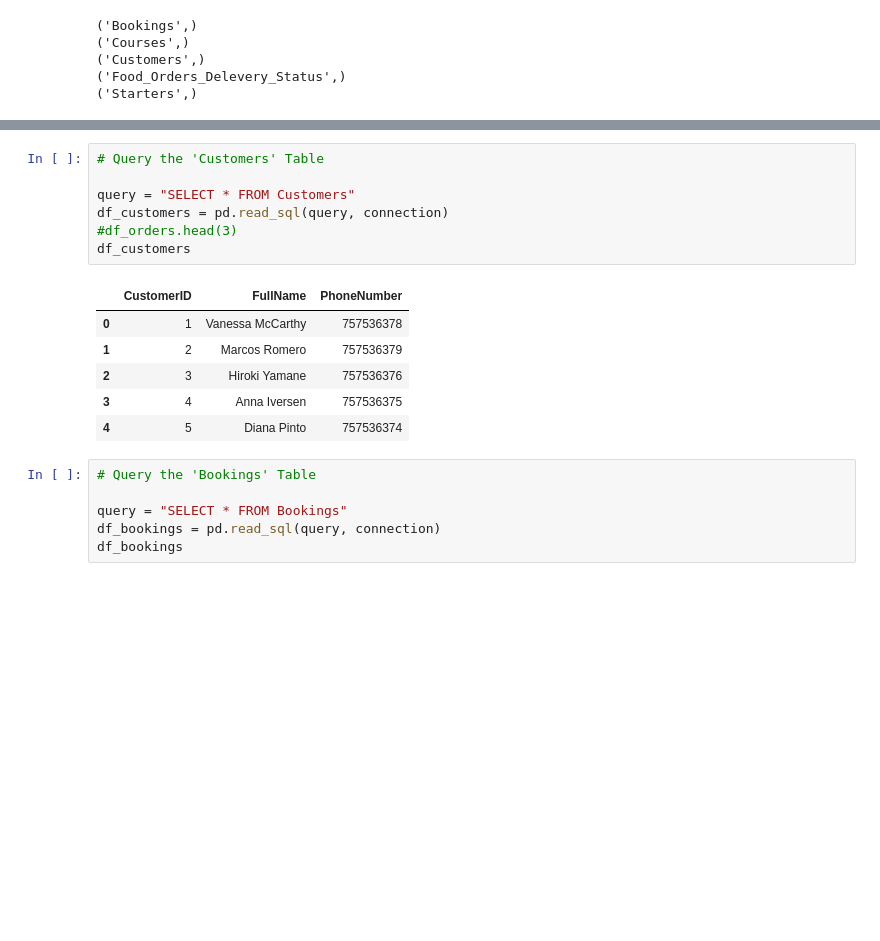
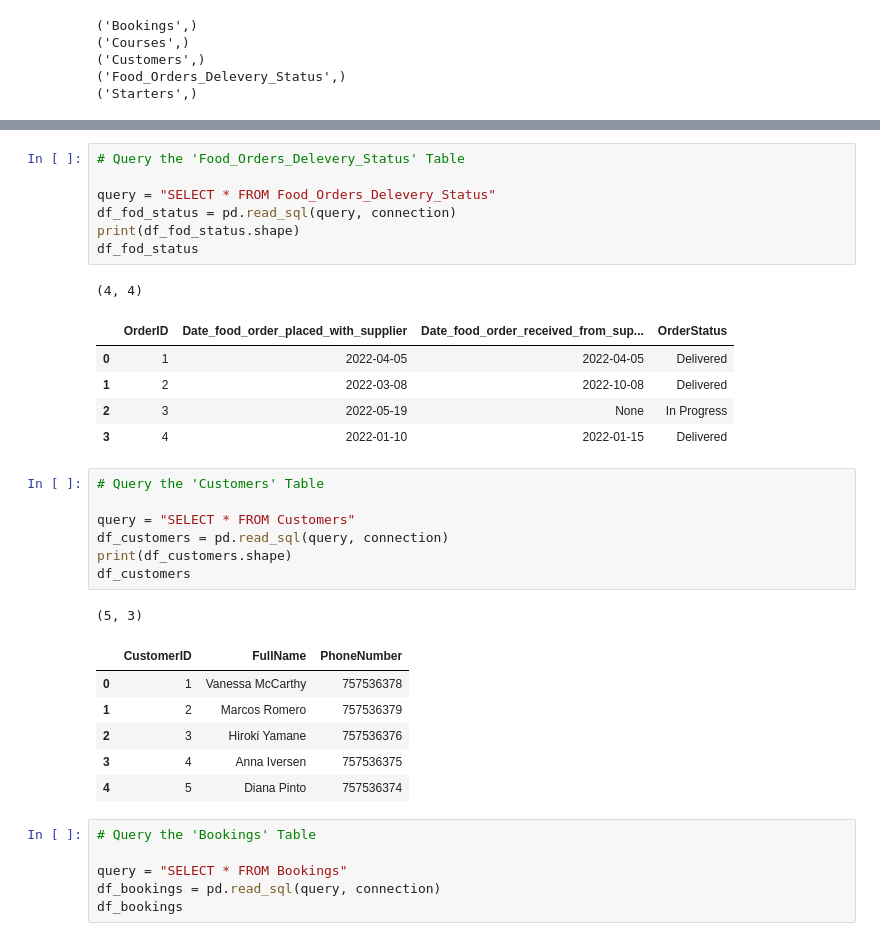
Before and after one commit to tawounfouet/meta-database-engineer, a Jupyter notebook: Course 3 - Database Structures and Management with MySQL/week_1-filtering-grouping-joining_tables/02_joining_tables.ipynb, the cells around one changed output, grey strips where cells are left out. Drawn from its saved outputs; the diff is of its cells as text; blank space fills up the shorter version.

```diff
--- a/Course 3 - Database Structures and Management with MySQL/week_1-filtering-grouping-joining_tables/02_joining_tables.ipynb
+++ b/Course 3 - Database Structures and Management with MySQL/week_1-filtering-grouping-joining_tables/02_joining_tables.ipynb
@@ -45,11 +75,26 @@ for tb in table_names:
+# %%
+# Query the 'Food_Orders_Delevery_Status' Table
+
+query = "SELECT * FROM Food_Orders_Delevery_Status"
+df_fod_status = pd.read_sql(query, connection)
+print(df_fod_status.shape)
+df_fod_status
+# %% [output]
+(4, 4)
+|  | OrderID | Date_food_order_placed_with_supplier | Date_food_order_received_from_sup... | OrderStatus |
+| 0 | 1 | 2022-04-05 | 2022-04-05 | Delivered |
+| 1 | 2 | 2022-03-08 | 2022-10-08 | Delivered |
+| 2 | 3 | 2022-05-19 | None | In Progress |
+| 3 | 4 | 2022-01-10 | 2022-01-15 | Delivered |
 # %%
 # Query the 'Customers' Table
 
 query = "SELECT * FROM Customers"
 df_customers = pd.read_sql(query, connection)
-#df_orders.head(3)
+print(df_customers.shape)
 df_customers
 # %% [output]
+(5, 3)
 |  | CustomerID | FullName | PhoneNumber |
 | 0 | 1 | Vanessa McCarthy | 757536378 |
 | 1 | 2 | Marcos Romero | 757536379 |
```
Also changed, not shown: parts of 4 cells of this notebook, 3 other files.
